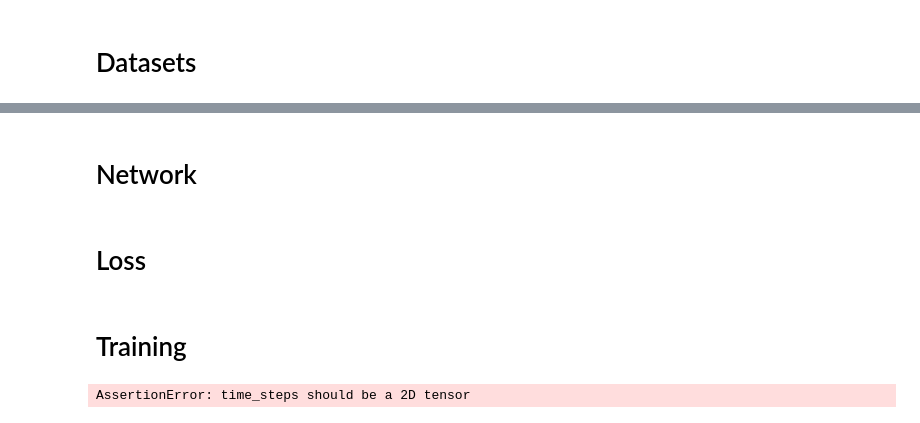
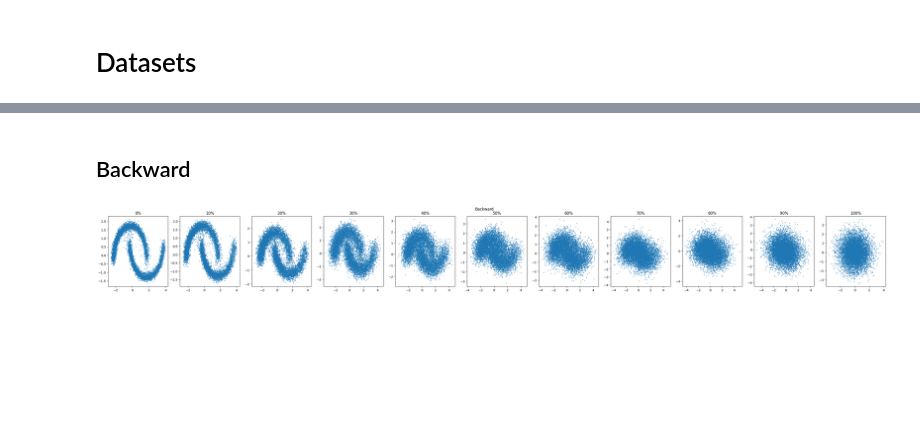
Before and after one commit to lucasmrdt/diffusion-model, a Jupyter notebook: notebooks/model_on_toy_datasets.ipynb, the cells around one changed output, grey strips where cells are left out. Drawn from its saved outputs; the diff is of its cells as text; code cells hidden in the pictures; blank space fills up the shorter version.

```diff
--- a/notebooks/model_on_toy_datasets.ipynb
+++ b/notebooks/model_on_toy_datasets.ipynb
@@ -106,2 +91,2 @@ for t in range(T):
 # %% [markdown]
-# Network
+## Backward
@@ -138,2 +92,0 @@ assert model(x_test, t_test).shape == x_test.shape
-# %% [markdown]
-# Loss
@@ -146,19 +93,5 @@ def compute_loss(model, x_0, t):
-# %% [markdown]
-# Training
-# %%
-N_EPOCHS = 100
-
-optimizer = torch.optim.Adam(model.parameters(), lr=1e-3)
-for epoch in tqdm(range(N_EPOCHS)):
-    for step, batch in enumerate(dataloader):
-        optimizer.zero_grad()
-        t = torch.randint(0, T, (BATCH_SIZE,)).to(device)
-        loss = compute_loss(model, batch, t)
-
-        loss.backward()
-        optimizer.step()
-
-    if epoch % 10 == 0:
-        print(f"Epoch {epoch}: loss = {loss.item()}")
-# %% [output]
-AssertionError: time_steps should be a 2D tensor
+# %%
+xs_t = backward_module.loop_backward(n_sample=N_SAMPLES, nb_displayed_steps=NB_DISPLAYED)
+plot_evolutions(xs_t, title="Backward")
+# %% [output]
+[figure, added]
```
Also changed, not shown: parts of 19 cells of this notebook, 17 other files.
